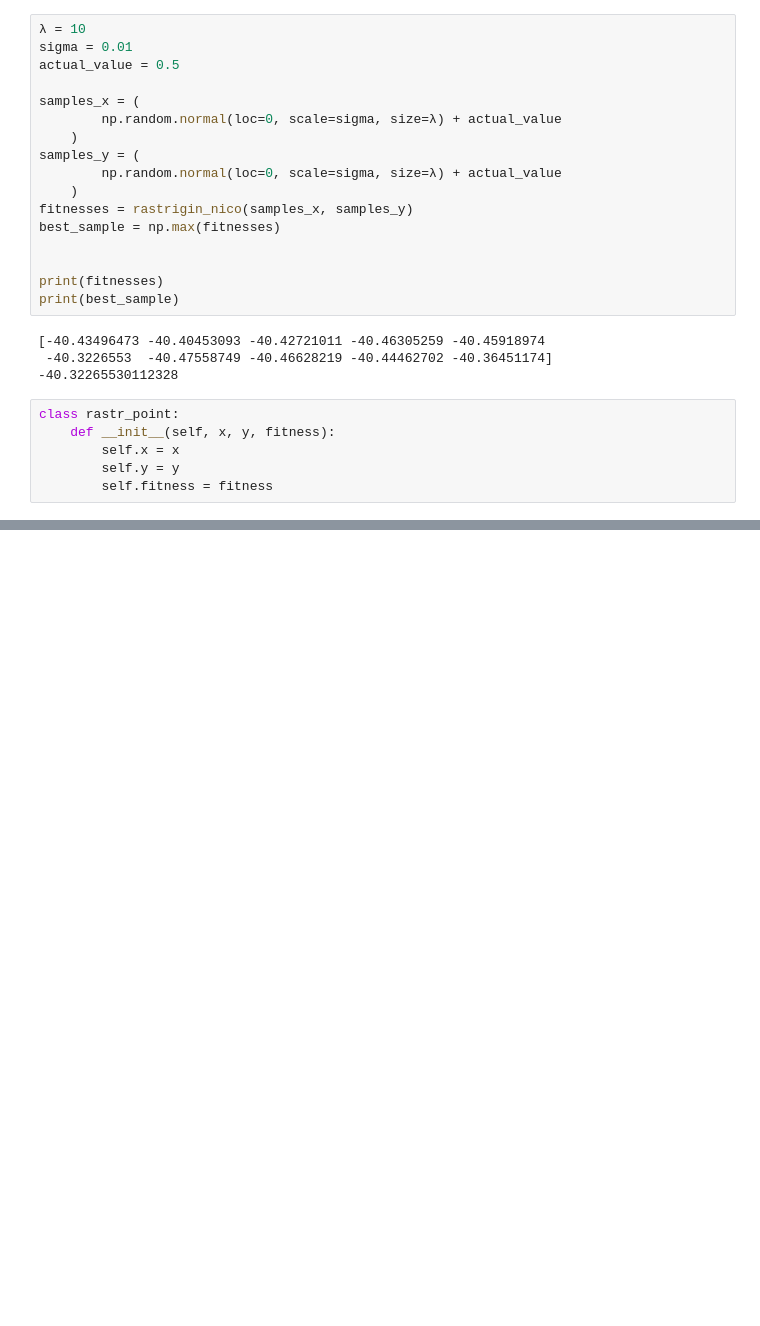
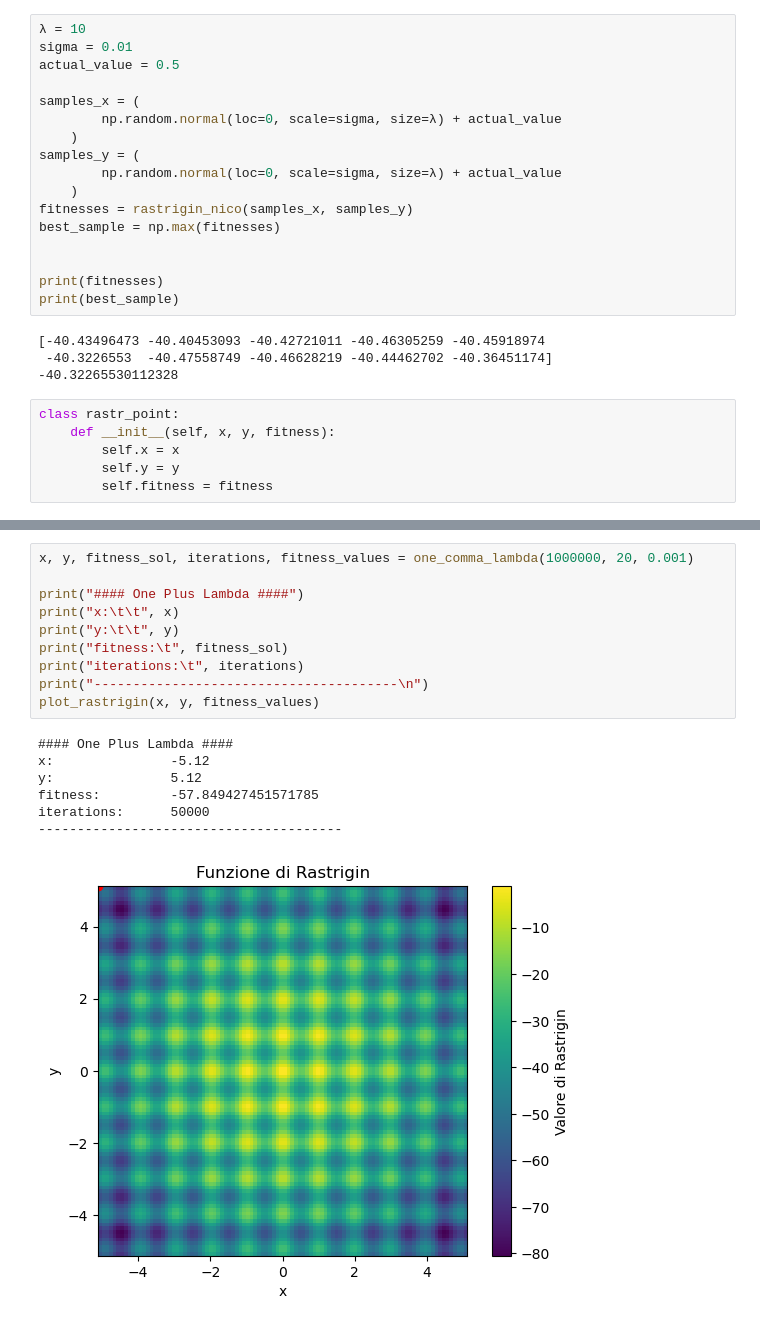
Before and after one commit to NicoloIacobone/Computational_Intelligence, a Jupyter notebook: varie_nico/Single_state.ipynb, the cells around one changed output, grey strips where cells are left out. Saved outputs shown, nothing was run; the diff lists cells and outputs as text; blank space fills up the shorter version.

```diff
--- a/varie_nico/Single_state.ipynb
+++ b/varie_nico/Single_state.ipynb
@@ -747,0 +810,18 @@ iterations:      500000
+# %%
+x, y, fitness_sol, iterations, fitness_values = one_comma_lambda(1000000, 20, 0.001)
+
+print("#### One Plus Lambda ####")
+print("x:\t\t", x)
+print("y:\t\t", y)
+print("fitness:\t", fitness_sol)
+print("iterations:\t", iterations)
+print("---------------------------------------\n")
+plot_rastrigin(x, y, fitness_values)
+# %% [output]
+#### One Plus Lambda ####
+x:               -5.12
+y:               5.12
+fitness:         -57.849427451571785
+iterations:      50000
+---------------------------------------
+[figure, added]
```
Also changed, not shown: parts of 7 cells of this notebook.
